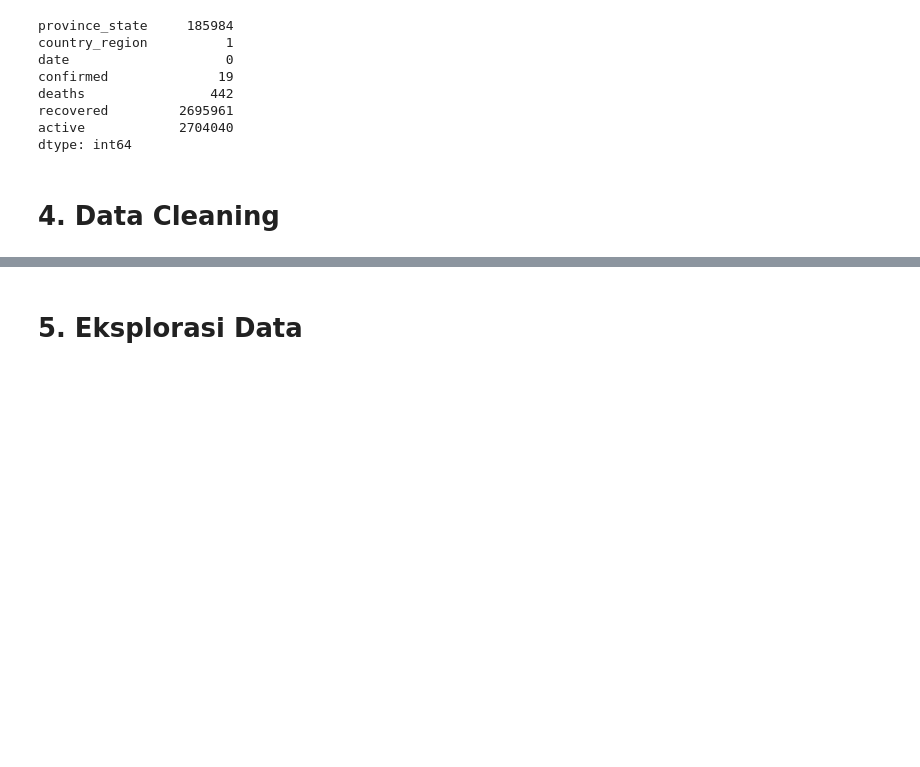
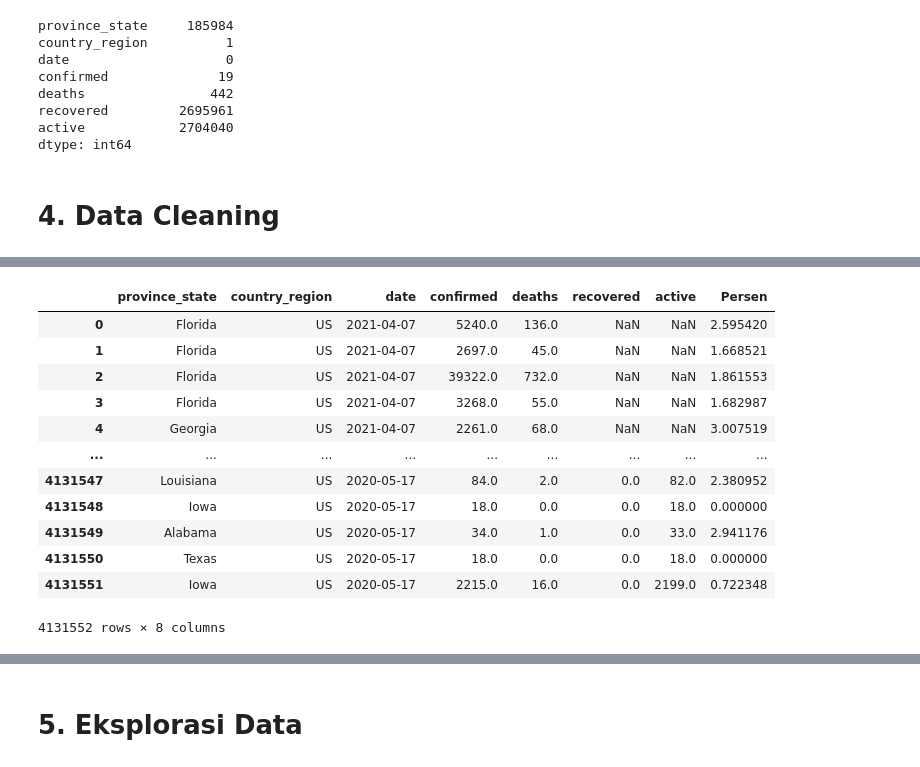
Before and after one commit to faizkurniawan322/Hacktiv8, a Jupyter notebook: phase0/Week1/h8dsft_P0W1_faiz_kurniawan.ipynb, the cells around one changed output, grey strips where cells are left out. Saved outputs shown, nothing was run; the diff lists cells and outputs as text; code cells hidden in the pictures; blank space fills up the shorter version.

Commit message:
Revised GC 1 Revised the code for h8dsft_P0W1_faiz_kurniawan

```diff
--- a/phase0/Week1/h8dsft_P0W1_faiz_kurniawan.ipynb
+++ b/phase0/Week1/h8dsft_P0W1_faiz_kurniawan.ipynb
@@ -24,7 +24,7 @@ import pandas as pd
 # %%
 # SELECT province_state, country_region, date, confirmed, deaths, recovered, active FROM `bigquery-public-data.covid19_jhu_csse.summary`
 # Import dataset ke variable df
-df = pd.read_csv("h8dsft_P0GC1_faiz_kurniawan.csv")
+df = pd.read_csv("E:\DataScience\h8dsft_P0GC1_faiz_kurniawan.csv")
 df
 # %% [output]
 |  | province_state | country_region | date | confirmed | deaths | recovered | active |
@@ -113,0 +152,18 @@ dtype: int64
+# %%
+# Pembuatan kolom baru yakni persentase meninggal
+covid_19['Persen'] = covid_19['deaths'] / covid_19['confirmed'] * 100
+covid_19
+# %% [output]
+|  | province_state | country_region | date | confirmed | deaths | recovered | active | Persen |
+| 0 | Florida | US | 2021-04-07 | 5240.0 | 136.0 | NaN | NaN | 2.595420 |
+| 1 | Florida | US | 2021-04-07 | 2697.0 | 45.0 | NaN | NaN | 1.668521 |
+| 2 | Florida | US | 2021-04-07 | 39322.0 | 732.0 | NaN | NaN | 1.861553 |
+| 3 | Florida | US | 2021-04-07 | 3268.0 | 55.0 | NaN | NaN | 1.682987 |
+| 4 | Georgia | US | 2021-04-07 | 2261.0 | 68.0 | NaN | NaN | 3.007519 |
+| ... | ... | ... | ... | ... | ... | ... | ... | ... |
+| 4131547 | Louisiana | US | 2020-05-17 | 84.0 | 2.0 | 0.0 | 82.0 | 2.380952 |
+| 4131548 | Iowa | US | 2020-05-17 | 18.0 | 0.0 | 0.0 | 18.0 | 0.000000 |
+| 4131549 | Alabama | US | 2020-05-17 | 34.0 | 1.0 | 0.0 | 33.0 | 2.941176 |
+| 4131550 | Texas | US | 2020-05-17 | 18.0 | 0.0 | 0.0 | 18.0 | 0.000000 |
+| 4131551 | Iowa | US | 2020-05-17 | 2215.0 | 16.0 | 0.0 | 2199.0 | 0.722348 |
+4131552 rows × 8 columns
```
Also changed, not shown: parts of 37 cells of this notebook.
